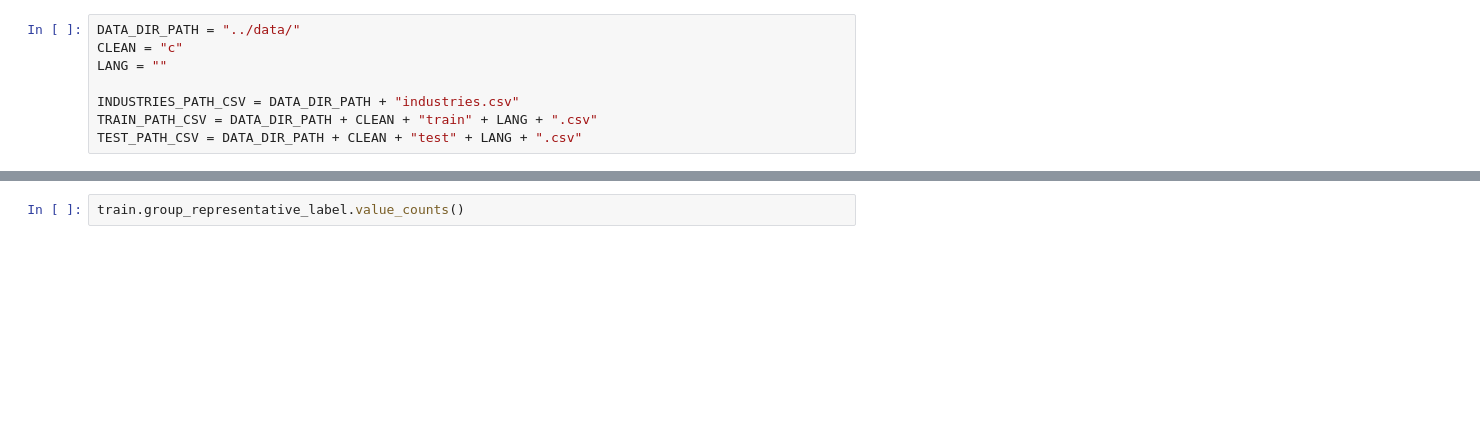
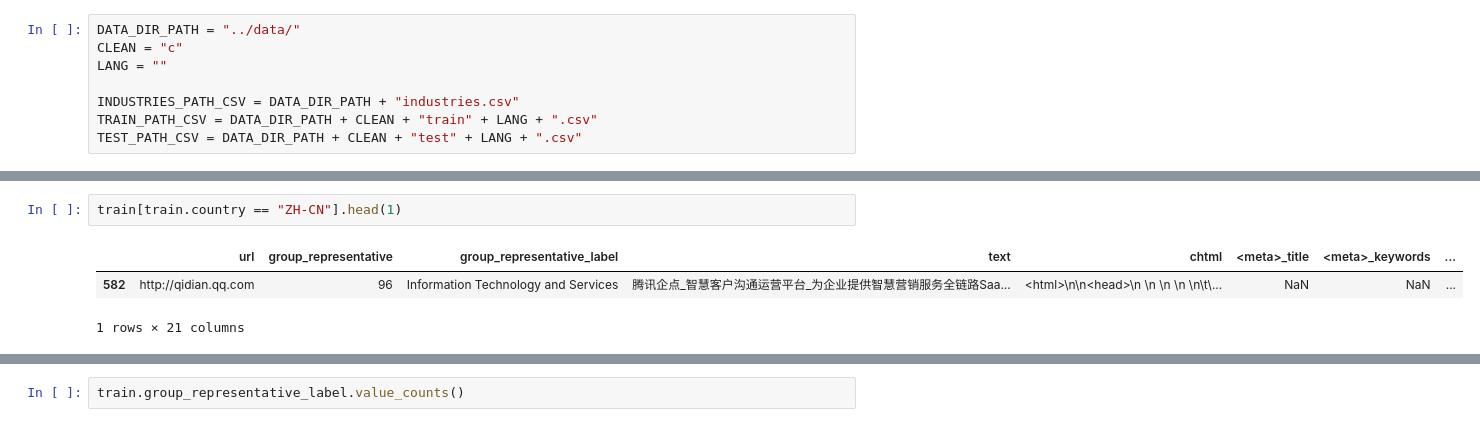
Before and after one commit to realjanpaulus/industryhtml, a Jupyter notebook: notebooks/corpus_insights.ipynb, the cells around one changed output, grey strips where cells are left out. Drawn from its saved outputs; the diff is of its cells as text; blank space fills up the shorter version.

```diff
--- a/notebooks/corpus_insights.ipynb
+++ b/notebooks/corpus_insights.ipynb
@@ -41,3 +51,9 @@ len(train.meta_keywords.value_counts())
+# %%
+train[train.country == "ZH-CN"].head(1)
+# %% [output]
+|  | url | group_representative | group_representative_label | text | chtml | <meta>_title | <meta>_keywords | ... |
+| 582 | http://qidian.qq.com | 96 | Information Technology and Services | 腾讯企点_智慧客户沟通运营平台_为企业提供智慧营销服务全链路Saa... | <html>\n\n<head>\n \n \n \n \n\t\... | NaN | NaN | ... |
+1 rows × 21 columns
 # %%
 train.country.value_counts()
 # %% [output]
```
Also changed, not shown: parts of 7 cells of this notebook, 19 other files.
